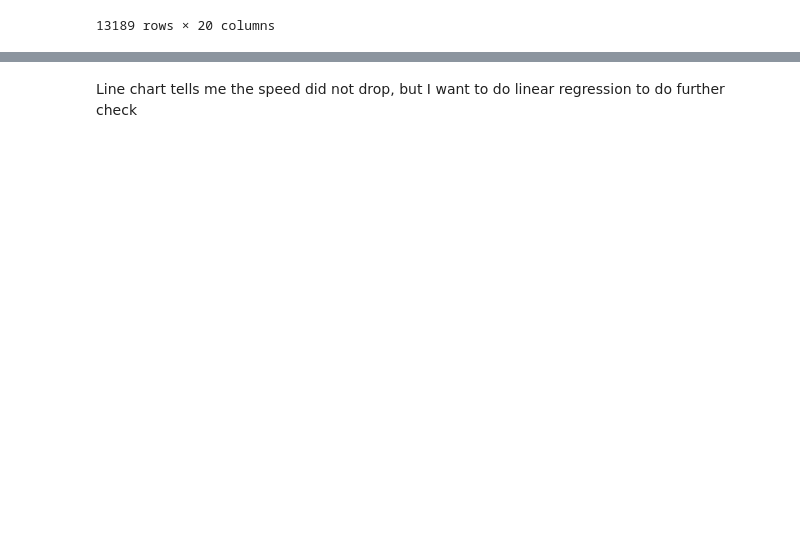
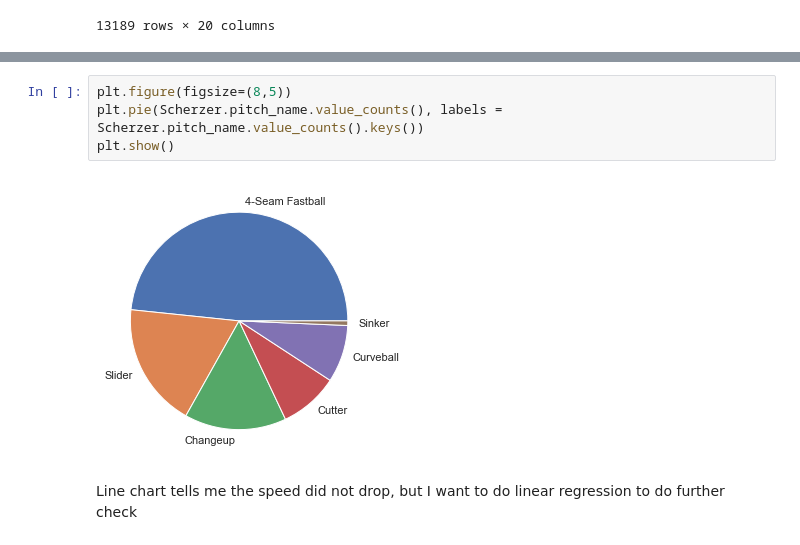
Before and after one commit to ollill0823/003.MLB-data-analysis, a Jupyter notebook: FinalProject/2022-03-12-Final-project.ipynb, the cells around one changed output, grey strips where cells are left out. Drawn from its saved outputs; the diff is of its cells as text; blank space fills up the shorter version.

```diff
--- a/FinalProject/2022-03-12-Final-project.ipynb
+++ b/FinalProject/2022-03-12-Final-project.ipynb
@@ -601,3 +602,9 @@ Name: pitch_name, dtype: int64
+# %%
+plt.figure(figsize=(8,5))
+plt.pie(Scherzer.pitch_name.value_counts(), labels = Scherzer.pitch_name.value_counts().keys())
+plt.show()
+# %% [output]
+[figure, added]
 # %% [markdown]
 Line chart tells me the speed did not drop, but I want to do linear regression to do further check
 # %%
```
Also changed, not shown: parts of 37 cells of this notebook.
